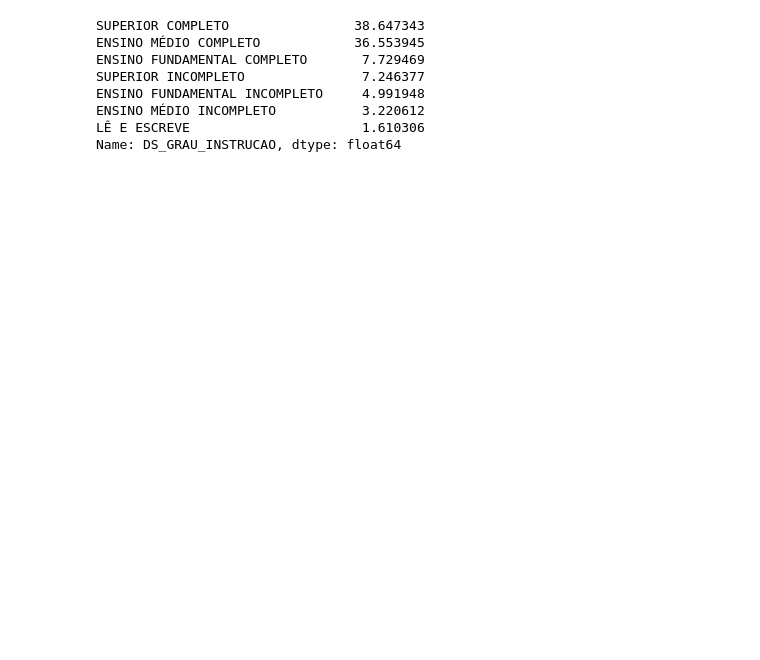
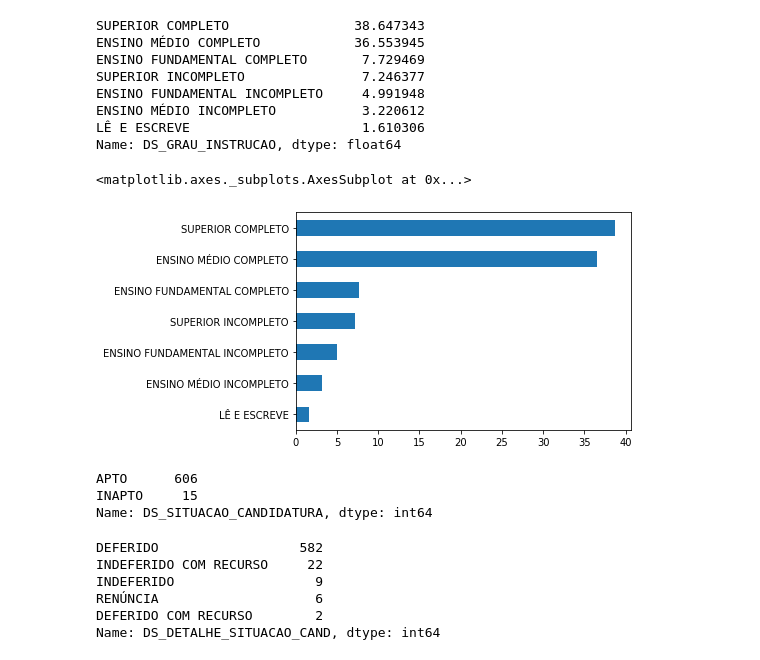
Before and after one commit to IsraelAugusto0110/Eleicoes2020, a Jupyter notebook: 2020_Eleicoes_Analise/2020_Candidatos_Analise.ipynb, the cells around one changed output. Drawn from its saved outputs; the diff is of its cells as text; code cells hidden in the pictures; blank space fills up the shorter version.

```diff
--- a/2020_Eleicoes_Analise/2020_Candidatos_Analise.ipynb
+++ b/2020_Eleicoes_Analise/2020_Candidatos_Analise.ipynb
@@ -165,3 +179,23 @@ ENSINO FUNDAMENTAL INCOMPLETO     4.991948
 ENSINO MÉDIO INCOMPLETO           3.220612
 LÊ E ESCREVE                      1.610306
 Name: DS_GRAU_INSTRUCAO, dtype: float64
+# %%
+(df_sjc['DS_GRAU_INSTRUCAO'].value_counts('DS_GRAU_INSTRUCAO', ascending=True) * 100).plot.barh()
+# %% [output]
+<matplotlib.axes._subplots.AxesSubplot at 0x...>
+[figure, added]
+# %%
+df_sjc['DS_SITUACAO_CANDIDATURA'].value_counts()
+# %% [output]
+APTO      606
+INAPTO     15
+Name: DS_SITUACAO_CANDIDATURA, dtype: int64
+# %%
+df_sjc['DS_DETALHE_SITUACAO_CAND'].value_counts()
+# %% [output]
+DEFERIDO                  582
+INDEFERIDO COM RECURSO     22
+INDEFERIDO                  9
+RENÚNCIA                    6
+DEFERIDO COM RECURSO        2
+Name: DS_DETALHE_SITUACAO_CAND, dtype: int64
```
Also changed, not shown: parts of 12 cells of this notebook, 2 other files.
